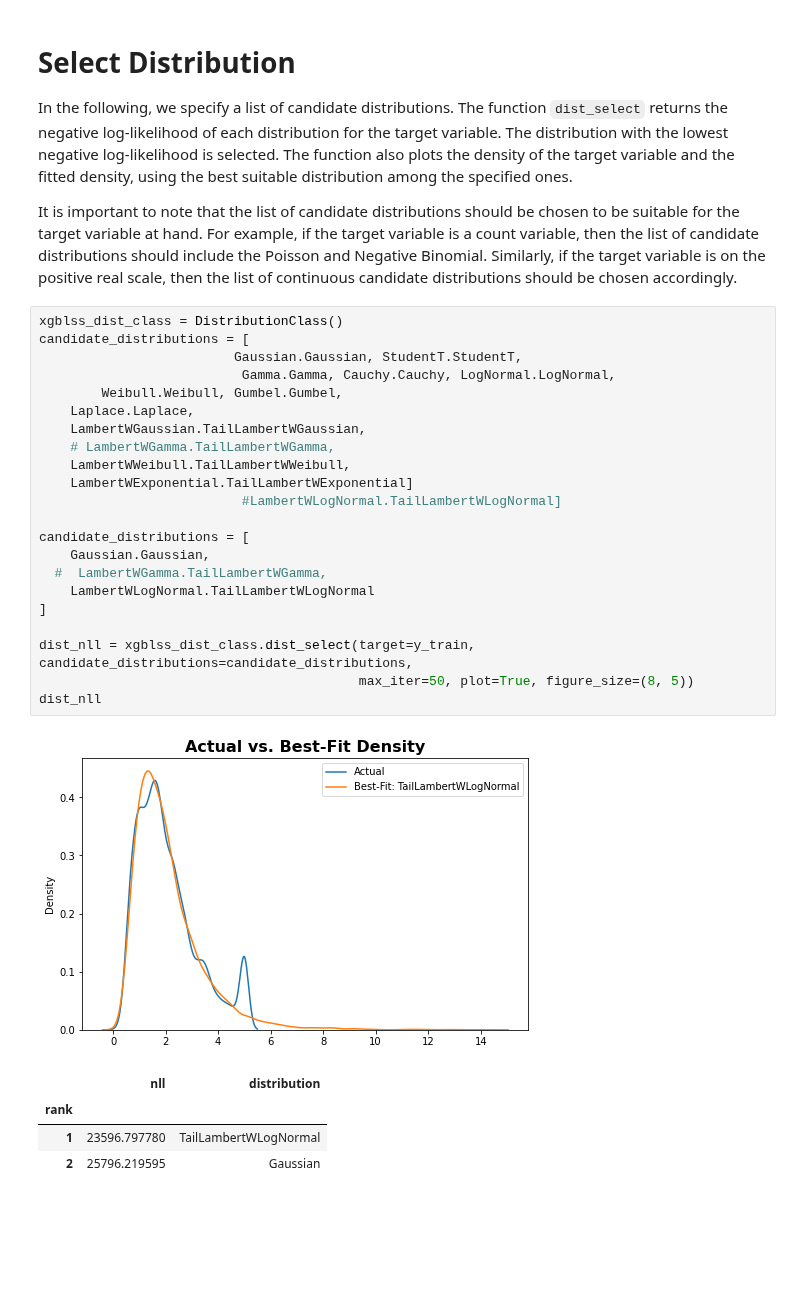
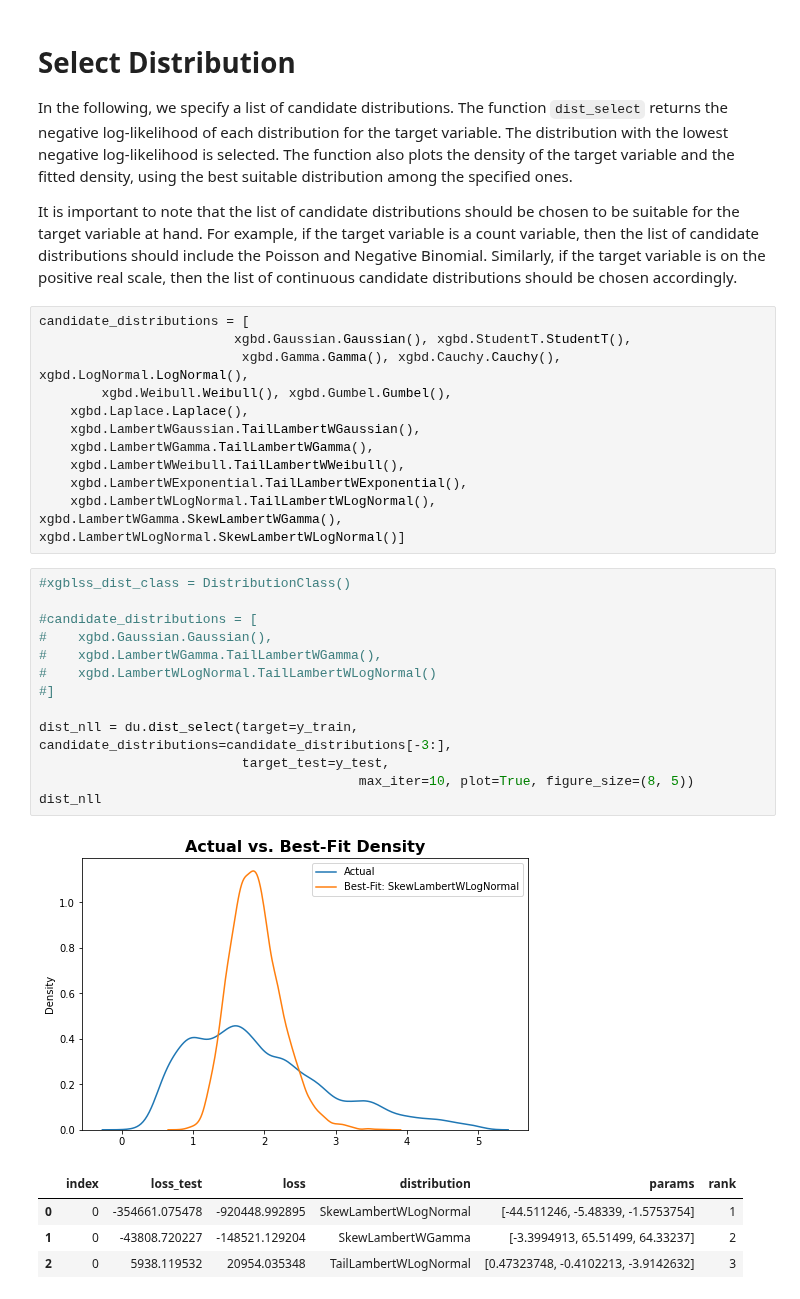
Before and after one commit to StatMixedML/XGBoostLSS, a Jupyter notebook: docs/examples/How_To_Select_A_Univariate_Distribution.ipynb, the cells around one changed output. Drawn from its saved outputs; the diff is of its cells as text; blank space fills up the shorter version.

Commit message:
update distribution utils

```diff
--- a/docs/examples/How_To_Select_A_Univariate_Distribution.ipynb
+++ b/docs/examples/How_To_Select_A_Univariate_Distribution.ipynb
@@ -32,30 +61,34 @@ In the following, we specify a list of candidate distributions. The function `di
 
 It is important to note that the list of candidate distributions should be chosen to be suitable for the target variable at hand. For example, if the target variable is a count variable, then the list of candidate distributions should include the Poisson and Negative Binomial. Similarly, if the target variable is on the positive real scale, then the list of continuous candidate distributions should be chosen accordingly.
 # %%
-xgblss_dist_class = DistributionClass()
 candidate_distributions = [
-                         Gaussian.Gaussian, StudentT.StudentT,
-                          Gamma.Gamma, Cauchy.Cauchy, LogNormal.LogNormal,
-        Weibull.Weibull, Gumbel.Gumbel,
-    Laplace.Laplace,
-    LambertWGaussian.TailLambertWGaussian,
-    # LambertWGamma.TailLambertWGamma,
-    LambertWWeibull.TailLambertWWeibull,
-    LambertWExponential.TailLambertWExponential]
-                          #LambertWLogNormal.TailLambertWLogNormal]
-
-candidate_distributions = [
-    Gaussian.Gaussian,
-  #  LambertWGamma.TailLambertWGamma,
-    LambertWLogNormal.TailLambertWLogNormal
-]
-
-dist_nll = xgblss_dist_class.dist_select(target=y_train, candidate_distributions=candidate_distributions,
-                                         max_iter=50, plot=True, figure_size=(8, 5))
-dist_nll
+                         xgbd.Gaussian.Gaussian(), xgbd.StudentT.StudentT(),
+                          xgbd.Gamma.Gamma(), xgbd.Cauchy.Cauchy(), xgbd.LogNormal.LogNormal(),
+        xgbd.Weibull.Weibull(), xgbd.Gumbel.Gumbel(),
+    xgbd.Laplace.Laplace(),
+    xgbd.LambertWGaussian.TailLambertWGaussian(),
+    xgbd.LambertWGamma.TailLambertWGamma(),
+    xgbd.LambertWWeibull.TailLambertWWeibull(),
+    xgbd.LambertWExponential.TailLambertWExponential(),
+    xgbd.LambertWLogNormal.TailLambertWLogNormal(),
+xgbd.LambertWGamma.SkewLambertWGamma(),
+xgbd.LambertWLogNormal.SkewLambertWLogNormal()]
-# %% [output]
-[figure, removed]
-|  | nll | distribution |
-| rank |  |  |
-| 1 | 23596.797780 | TailLambertWLogNormal |
-| 2 | 25796.219595 | Gaussian |
+# %%
+#xgblss_dist_class = DistributionClass()
+
+#candidate_distributions = [
+#    xgbd.Gaussian.Gaussian(),
+#    xgbd.LambertWGamma.TailLambertWGamma(),
+#    xgbd.LambertWLogNormal.TailLambertWLogNormal()
+#]
+
+dist_nll = du.dist_select(target=y_train, candidate_distributions=candidate_distributions[-3:],
+                          target_test=y_test,
+                                         max_iter=10, plot=True, figure_size=(8, 5))
+dist_nll
+# %% [output]
+[figure, added]
+|  | index | loss_test | loss | distribution | params | rank |
+| 0 | 0 | -354661.075478 | -920448.992895 | SkewLambertWLogNormal | [-44.511246, -5.48339, -1.5753754] | 1 |
+| 1 | 0 | -43808.720227 | -148521.129204 | SkewLambertWGamma | [-3.3994913, 65.51499, 64.33237] | 2 |
+| 2 | 0 | 5938.119532 | 20954.035348 | TailLambertWLogNormal | [0.47323748, -0.4102213, -3.9142632] | 3 |
```
Also changed, not shown: parts of 7 cells of this notebook, 6 other files.
